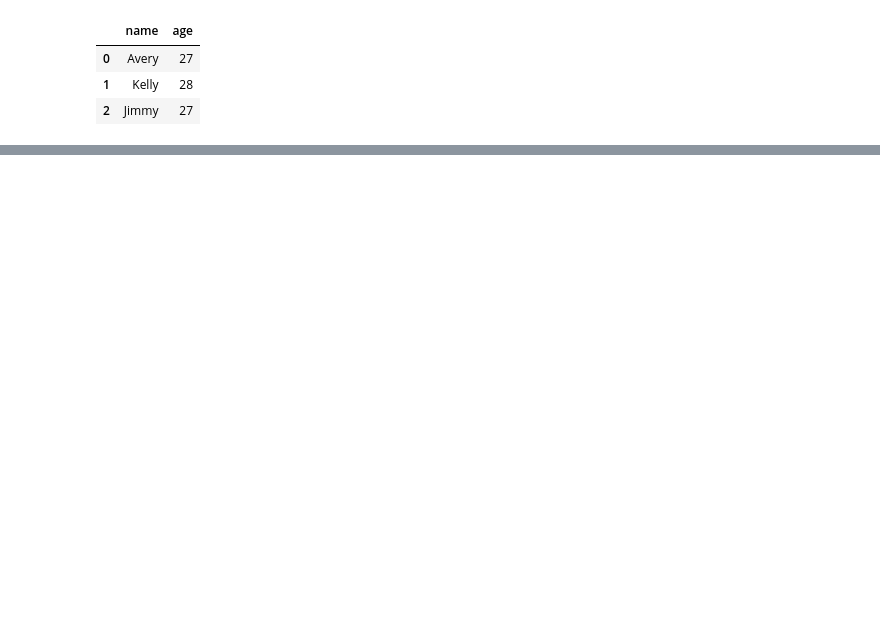
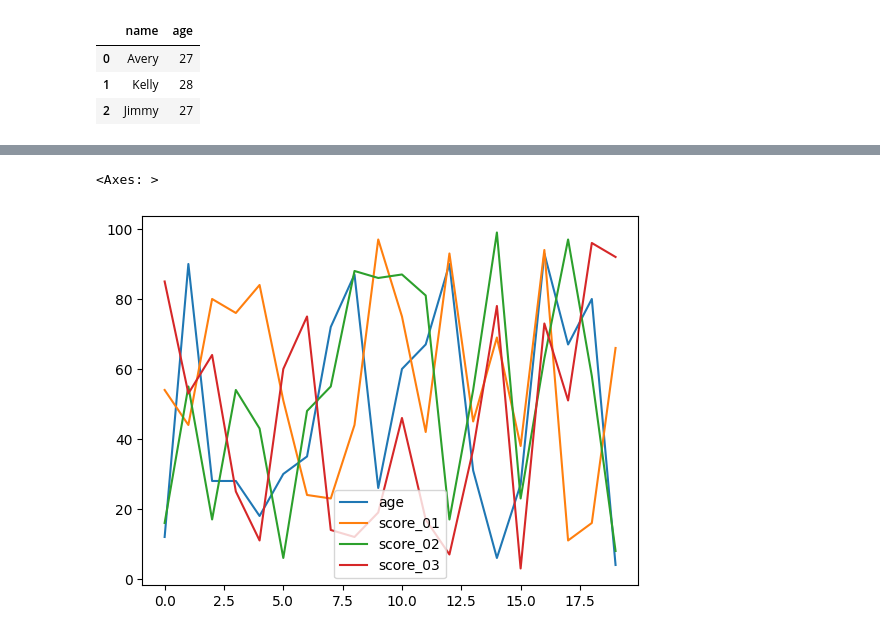
Before and after one commit to Avery320/learning_python, a Jupyter notebook: pandas/1_intro.ipynb, the cells around one changed output, grey strips where cells are left out. Drawn from its saved outputs; the diff is of its cells as text; code cells hidden in the pictures; blank space fills up the shorter version.

```diff
--- a/pandas/1_intro.ipynb
+++ b/pandas/1_intro.ipynb
@@ -43,0 +62,3 @@ sorted_df
+# %%
+local_df = pd.read_csv('score.csv') #讀取csv檔
+local_df
@@ -43,0 +83,5 @@ sorted_df
+# %%
+local_df[['age', 'score_01', 'score_02', 'score_03']].plot() #畫折線圖
+# %% [output]
+<Axes: >
+[figure, added]
```
Also changed, not shown: parts of 16 cells of this notebook, 2 other files.
